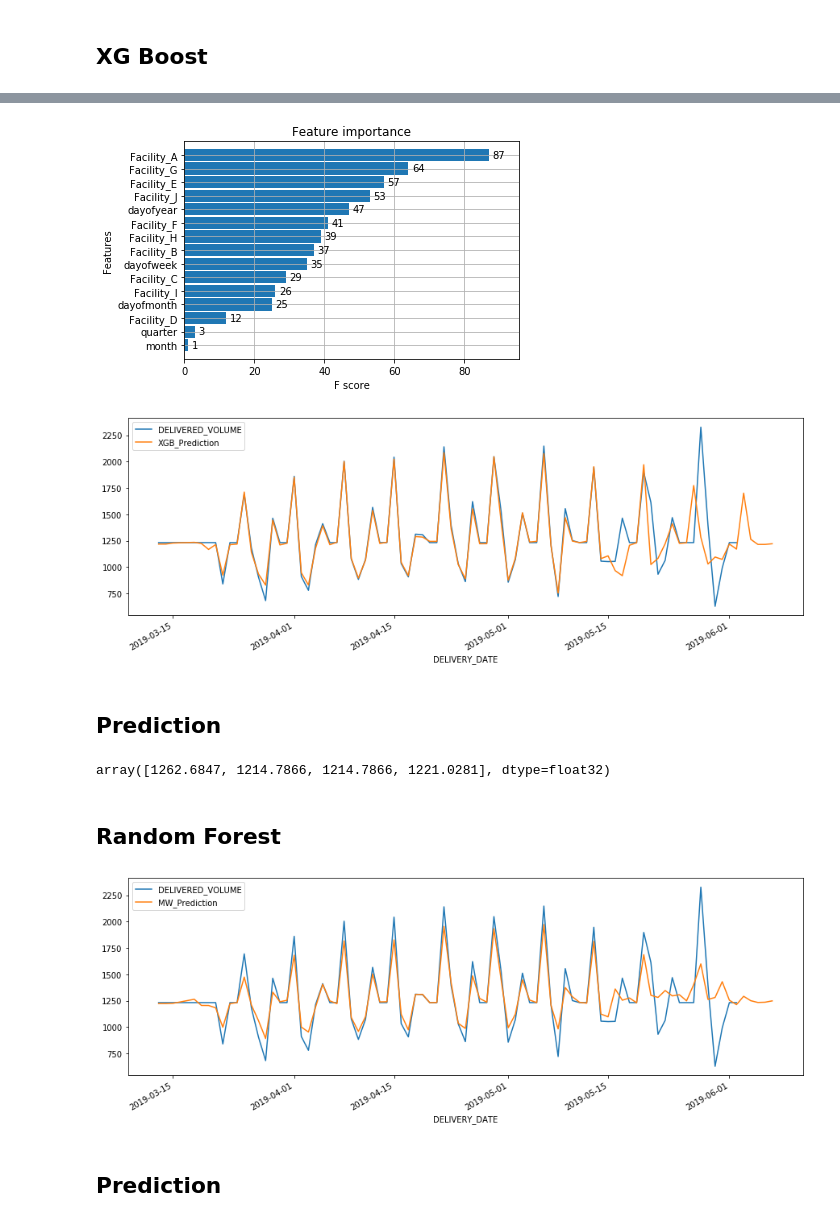
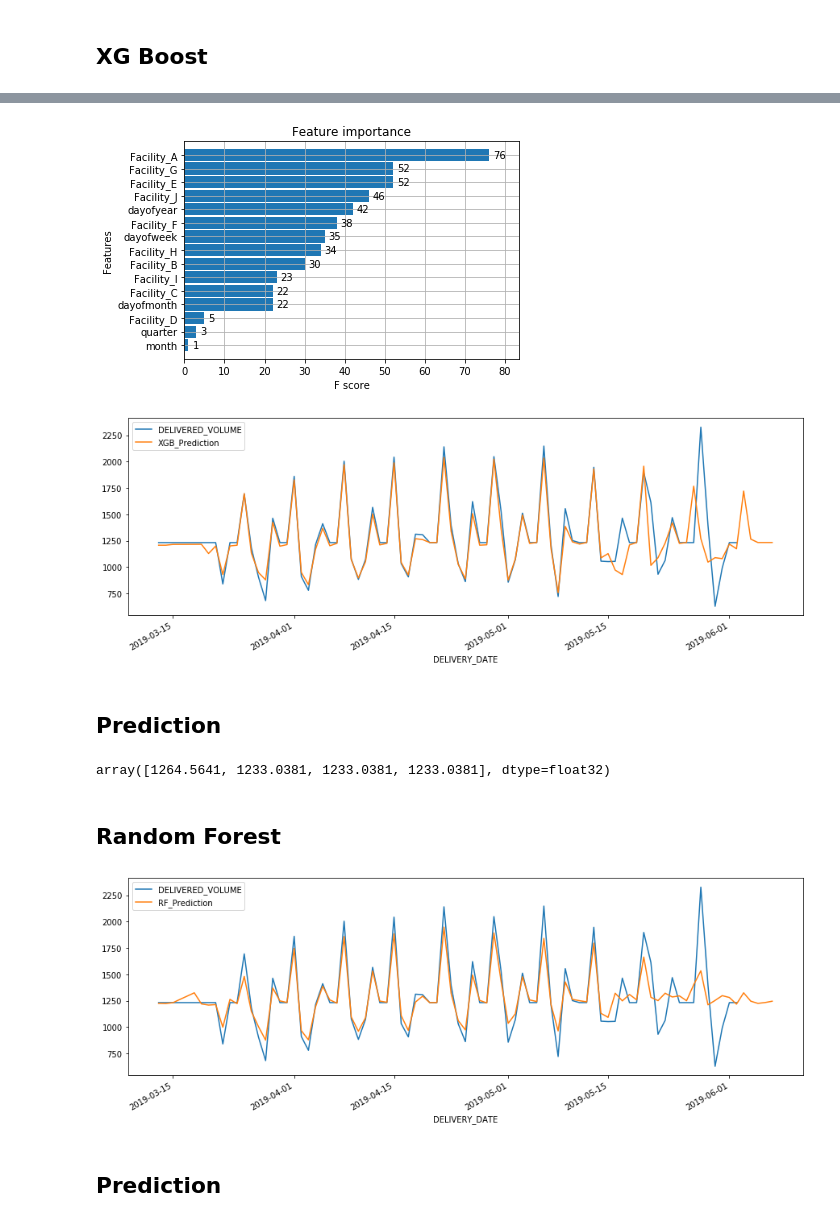
Before and after one commit to karin6543/My-First-TSM, a Jupyter notebook: VAR+XG Boost+Random Forest.ipynb, the cells around one changed output, grey strips where cells are left out. Drawn from its saved outputs; the diff is of its cells as text; code cells hidden in the pictures.

```diff
--- a/VAR+XG Boost+Random Forest.ipynb
+++ b/VAR+XG Boost+Random Forest.ipynb
@@ -41,7 +41,7 @@ plt.show()
 # %% [markdown]
 ## Forward Filling
 # %%
-df=df.fillna(method='ffill', inplace=True)
+df_fwd=df.fillna(method='ffill', inplace=True)
 
 # df_ff=df_ff.set_index('DELIVERY_DATE')
 # fig, ax = plt.subplots(figsize=(14,5))
@@ -387,8 +377,8 @@ for i in range(5):
     df2=df2.append(zipp,ignore_index=True)
 
 
-df2['weekend']=np.where(df2['DELIVERY_DATE'].dt.weekday<5,0,1)
-df2['day_of_week']=df2['DELIVERY_DATE'].dt.weekday
-df2['day_of_month']=df2['DELIVERY_DATE'].dt.day
-df2['day_of_year']=(df2['DELIVERY_DATE']-datetime.datetime.strptime('01/01/2019',"%d/%m/%Y")).astype('timedelta64[D]')
+# df2['weekend']=np.where(df2['DELIVERY_DATE'].dt.weekday<5,0,1)
+# df2['day_of_week']=df2['DELIVERY_DATE'].dt.weekday
+# df2['day_of_month']=df2['DELIVERY_DATE'].dt.day
+# df2['day_of_year']=(df2['DELIVERY_DATE']-datetime.datetime.strptime('01/01/2019',"%d/%m/%Y")).astype('timedelta64[D]')
 # %%
@@ -481,7 +471,7 @@ XGBRegressor(base_score=0.5, booster='gbtree', colsample_bylevel=1,
 # %%
 _ = plot_importance(reg, height=0.9)
 # %% [output]
-[figure, old version]
+[figure, new version]
 # %%
 df_train['XGB_Prediction'] = reg.predict(X_train)
 df_test['XGB_Prediction'] = reg.predict(X_test)
@@ -489,13 +479,13 @@ df_all = pd.concat([df_test, df_train], sort=False)
 df_all=df_all.set_index('DELIVERY_DATE')
 _ = df_all[['DELIVERED_VOLUME','XGB_Prediction']].plot(figsize=(15, 5))
 # %% [output]
-[figure, old version]
+[figure, new version]
 # %% [markdown]
 ## Prediction
 # %%
 reg.predict(X_test[-4:])
 # %% [output]
-array([1262.6847, 1214.7866, 1214.7866, 1221.0281], dtype=float32)
+array([1264.5641, 1233.0381, 1233.0381, 1233.0381], dtype=float32)
 # %% [markdown]
 ## Random Forest
 # %%
@@ -509,13 +499,13 @@ RF_Model = RandomForestRegressor(n_estimators=100,
 rgr=RF_Model.fit(X_train, y_train)
 # %%
 rgr.predict(X_test)
-df_train['MW_Prediction'] = rgr.predict(X_train)
-df_test['MW_Prediction'] = rgr.predict(X_test)
+df_train['RF_Prediction'] = rgr.predict(X_train)
+df_test['RF_Prediction'] = rgr.predict(X_test)
 df_all = pd.concat([df_test, df_train], sort=False)
 df_all=df_all.set_index('DELIVERY_DATE')
-_ = df_all[['DELIVERED_VOLUME','MW_Prediction']].plot(figsize=(15, 5))
+_ = df_all[['DELIVERED_VOLUME','RF_Prediction']].plot(figsize=(15, 5))
 # %% [output]
-[figure, old version]
+[figure, new version]
 # %% [markdown]
 ## Prediction
 # %%
```
Also changed, not shown: parts of 8 cells of this notebook.
